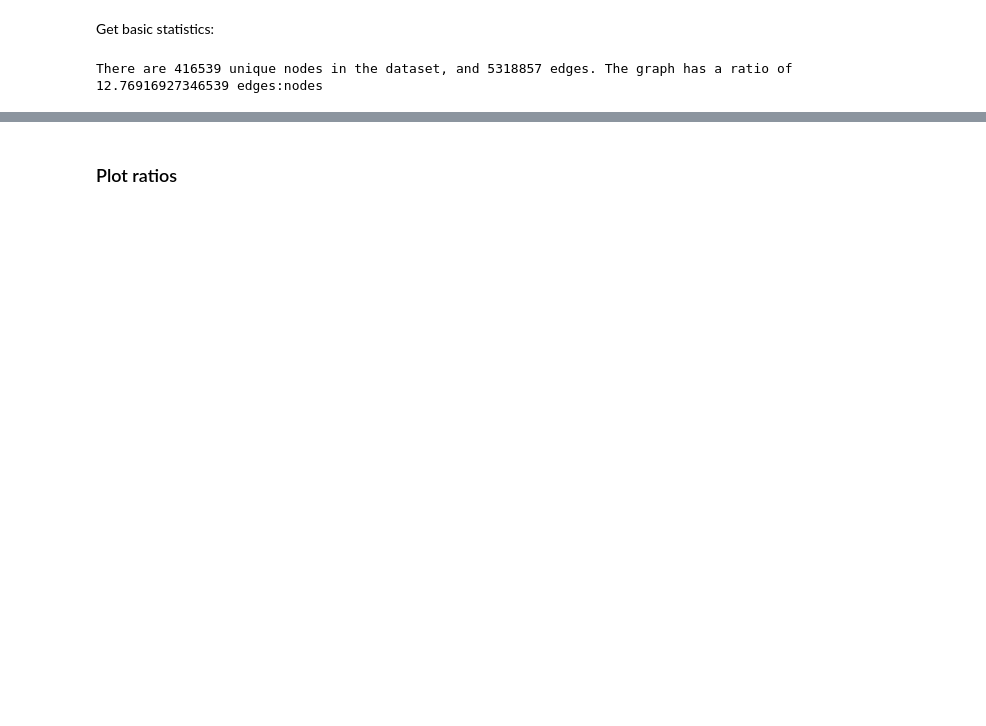
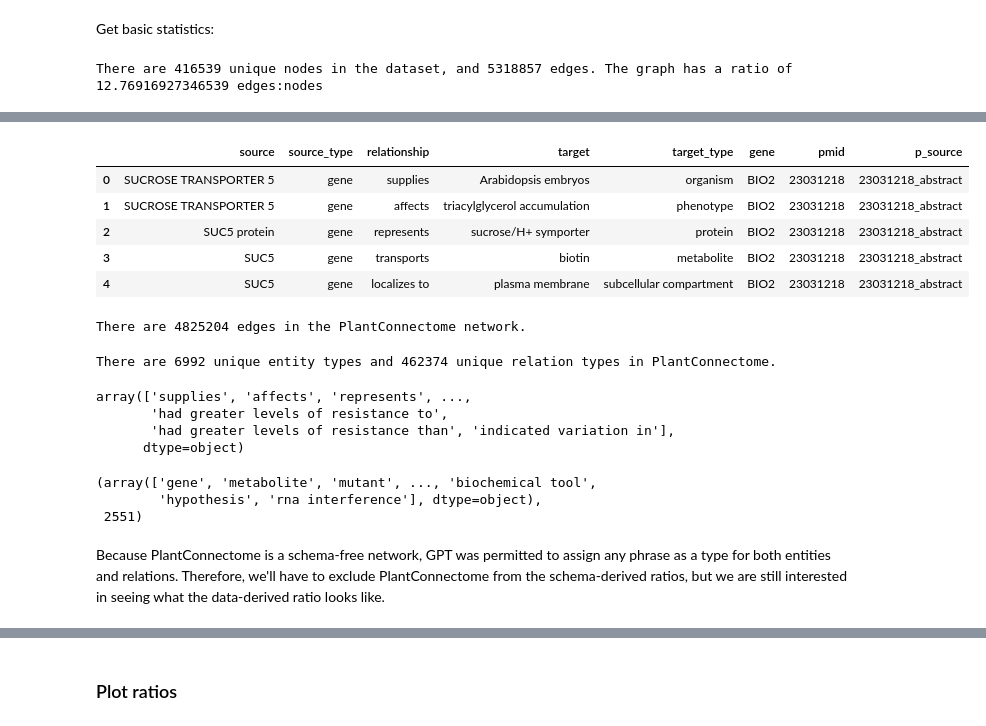
Before and after one commit to serenalotreck/literature-genes, a Jupyter notebook: notebooks/graph_quality_evaluation.ipynb, the cells around one changed output, grey strips where cells are left out. Drawn from its saved outputs; the diff is of its cells as text; code cells hidden in the pictures; blank space fills up the shorter version.

```diff
--- a/notebooks/graph_quality_evaluation.ipynb
+++ b/notebooks/graph_quality_evaluation.ipynb
@@ -666,0 +772,34 @@ There are 416539 unique nodes in the dataset, and 5318857 edges. The graph has a
+# %%
+pc_edgelist = pd.read_csv('../data/plantConnectome/plantconnectome_knowledgegraph_types.csv')
+pc_edgelist.head()
+# %% [output]
+|  | source | source_type | relationship | target | target_type | gene | pmid | p_source |
+| 0 | SUCROSE TRANSPORTER 5 | gene | supplies | Arabidopsis embryos | organism | BIO2 | 23031218 | 23031218_abstract |
+| 1 | SUCROSE TRANSPORTER 5 | gene | affects | triacylglycerol accumulation | phenotype | BIO2 | 23031218 | 23031218_abstract |
+| 2 | SUC5 protein | gene | represents | sucrose/H+ symporter | protein | BIO2 | 23031218 | 23031218_abstract |
+| 3 | SUC5 | gene | transports | biotin | metabolite | BIO2 | 23031218 | 23031218_abstract |
+| 4 | SUC5 | gene | localizes to | plasma membrane | subcellular compartment | BIO2 | 23031218 | 23031218_abstract |
+# %%
+print(f'There are {len(pc_edgelist)} edges in the PlantConnectome network.')
+# %% [output]
+There are 4825204 edges in the PlantConnectome network.
+# %%
+unique_ent_types = set(pc_edgelist.source_type.tolist() + pc_edgelist.target_type.tolist())
+print(f'There are {len(unique_ent_types)} unique entity types and {len(pc_edgelist.relationship.unique())} unique relation types in PlantConnectome.')
+# %% [output]
+There are 6992 unique entity types and 462374 unique relation types in PlantConnectome.
+# %%
+pc_edgelist.relationship.unique()
+# %% [output]
+array(['supplies', 'affects', 'represents', ...,
+       'had greater levels of resistance to',
+       'had greater levels of resistance than', 'indicated variation in'],
+      dtype=object)
+# %%
+pc_edgelist.source_type.unique(), len(pc_edgelist.source_type.unique())
+# %% [output]
+(array(['gene', 'metabolite', 'mutant', ..., 'biochemical tool',
+        'hypothesis', 'rna interference'], dtype=object),
+ 2551)
+# %% [markdown]
+Because PlantConnectome is a schema-free network, GPT was permitted to assign any phrase as a type for both entities and relations. Therefore, we'll have to exclude PlantConnectome from the schema-derived ratios, but we are still interested in seeing what the data-derived ratio looks like.
```
Also changed, not shown: parts of 33 cells of this notebook, 2 other files.
